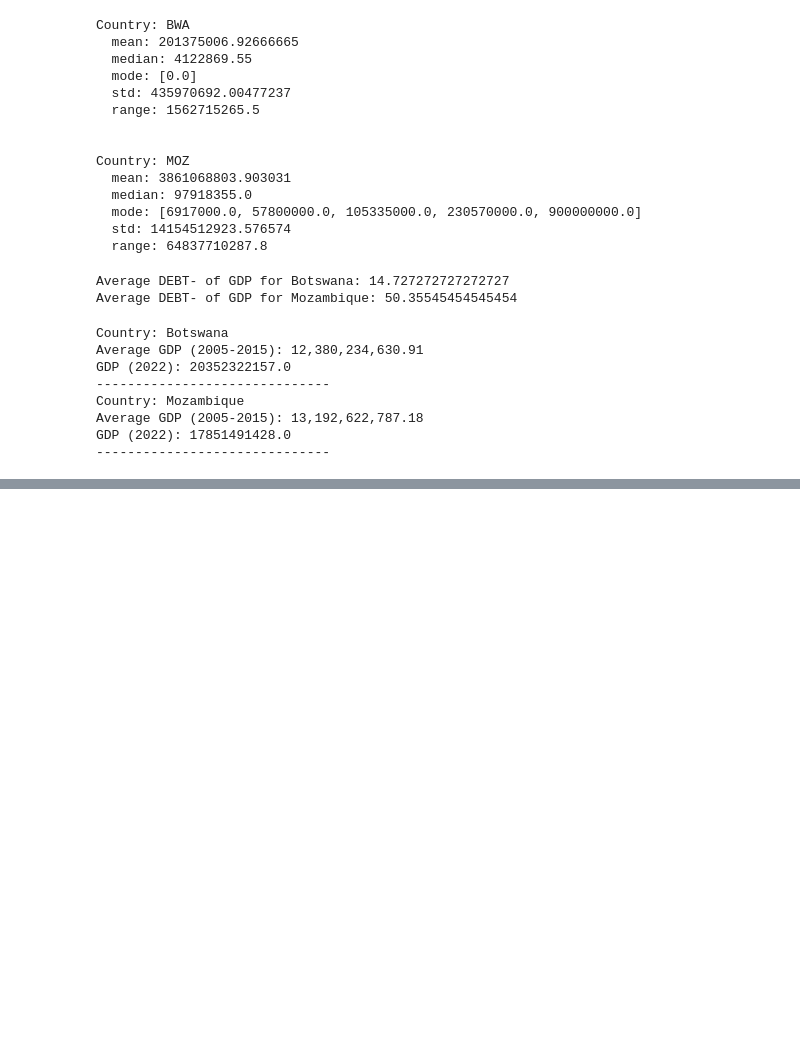
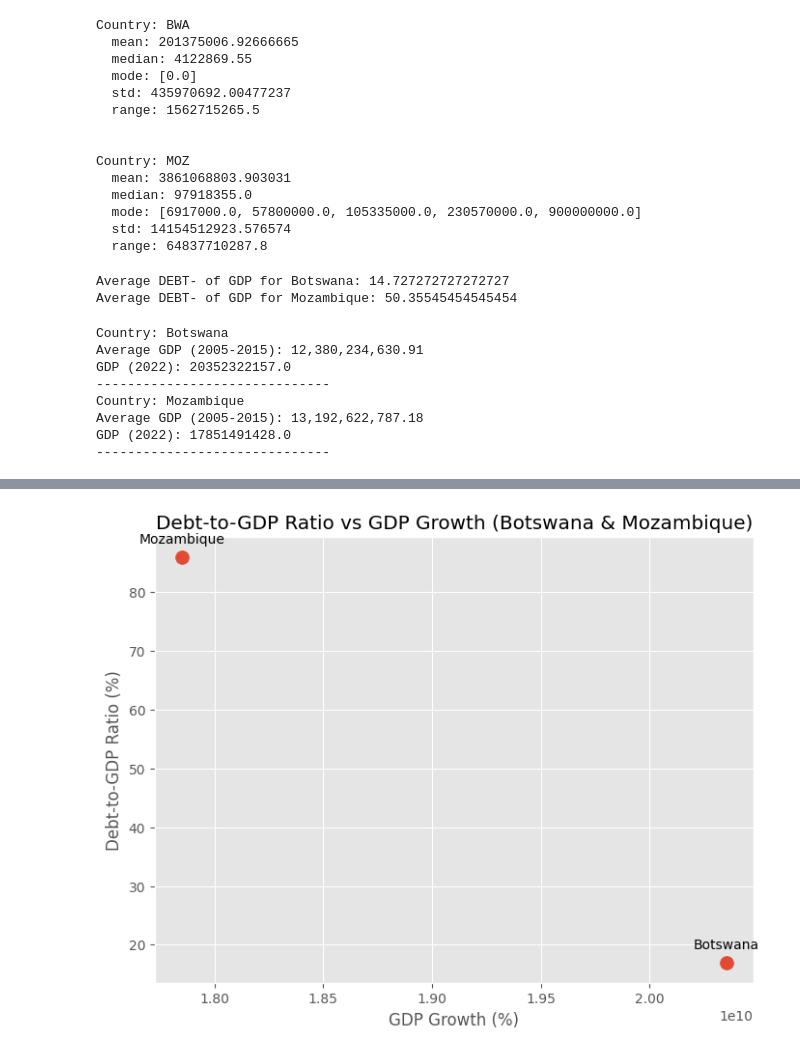
Before and after one commit to Mosime2001/first-project-data-analysis-, a Jupyter notebook: Copy_of_Welcome_To_Colab (2).ipynb, the cells around one changed output, grey strips where cells are left out. Cells and saved outputs as stored; diff of their text form; code cells hidden in the pictures; blank space fills up the shorter version.

```diff
--- a/Copy_of_Welcome_To_Colab (2).ipynb
+++ b/Copy_of_Welcome_To_Colab (2).ipynb
@@ -597,0 +712,41 @@ GDP (2022): 17851491428.0
+# %%
+import pandas as pd
+import matplotlib.pyplot as plt
+
+# Load Debt-to-GDP data
+debt_gdp_df = pd.read_excel('DEBT- of GDP.xlsx')
+debt_gdp_df = debt_gdp_df[debt_gdp_df['Country Name'].isin(['Botswana', 'Mozambique'])]
+debt_gdp_df = debt_gdp_df.set_index('Country Name')
+
+# Load GDP Growth data
+gdp_growth_df = pd.read_csv('GDP.csv')
+gdp_growth_df = gdp_growth_df[gdp_growth_df['Country'].isin(['Botswana', 'Mozambique'])]
+gdp_growth_df = gdp_growth_df.set_index('Country')
+
+
+# Extract Debt-to-GDP for the latest year available
+latest_year_debt_gdp = debt_gdp_df.columns[-1]
+debt_gdp_values = debt_gdp_df[latest_year_debt_gdp]
+
+# Extract GDP Growth for 2022 (or latest year available in GDP data)
+latest_year_gdp_growth = '2022'  # Or the latest year in your GDP data
+gdp_growth_values = gdp_growth_df[latest_year_gdp_growth]
+
+# Create a DataFrame for plotting
+plot_df = pd.DataFrame({'Debt-to-GDP Ratio': debt_gdp_values, 'GDP Growth': gdp_growth_values})
+
+# Create the scatter plot
+plt.figure(figsize=(8, 6))
+plt.scatter(plot_df['GDP Growth'], plot_df['Debt-to-GDP Ratio'], s=100)
+
+# Add labels and annotations
+for i, row in plot_df.iterrows():
+    plt.annotate(i, (row['GDP Growth'], row['Debt-to-GDP Ratio']), textcoords="offset points", xytext=(0,10), ha='center')
+
+plt.title('Debt-to-GDP Ratio vs GDP Growth (Botswana & Mozambique)')
+plt.xlabel('GDP Growth (%)')
+plt.ylabel('Debt-to-GDP Ratio (%)')
+plt.grid(True)
+plt.show()
+# %% [output]
+[figure, added]
```
Also changed, not shown: parts of 12 cells of this notebook.
